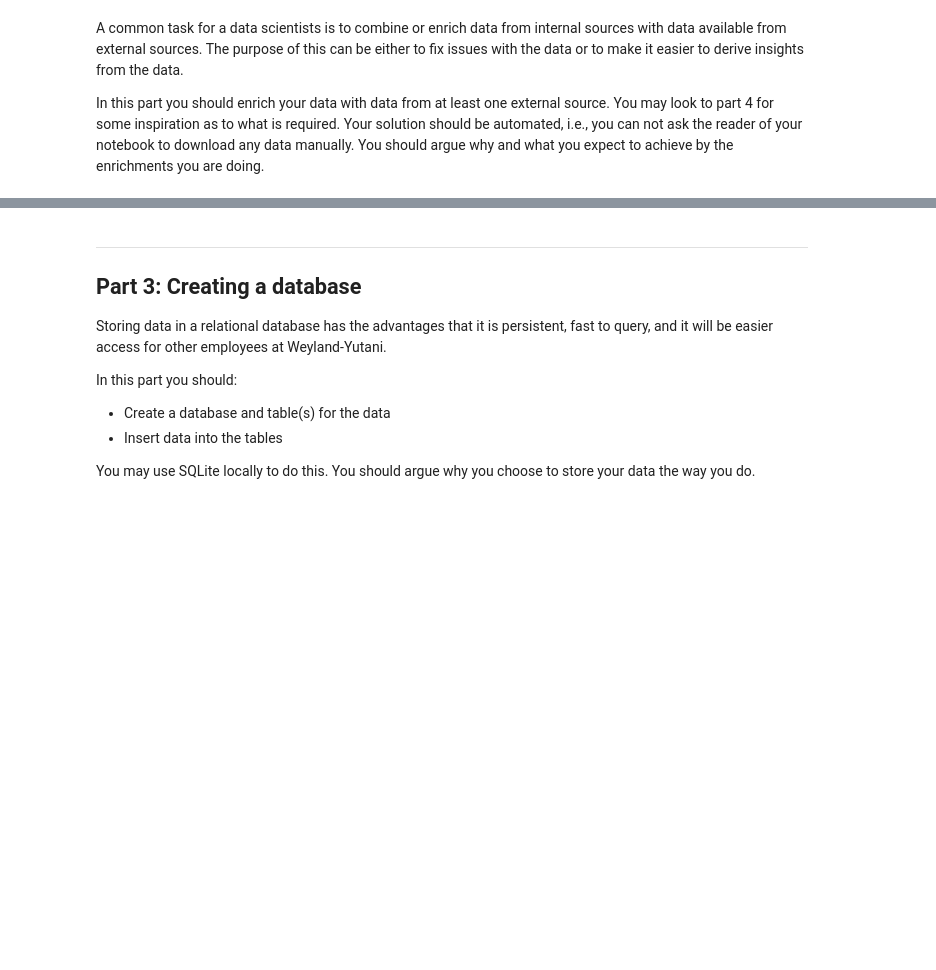
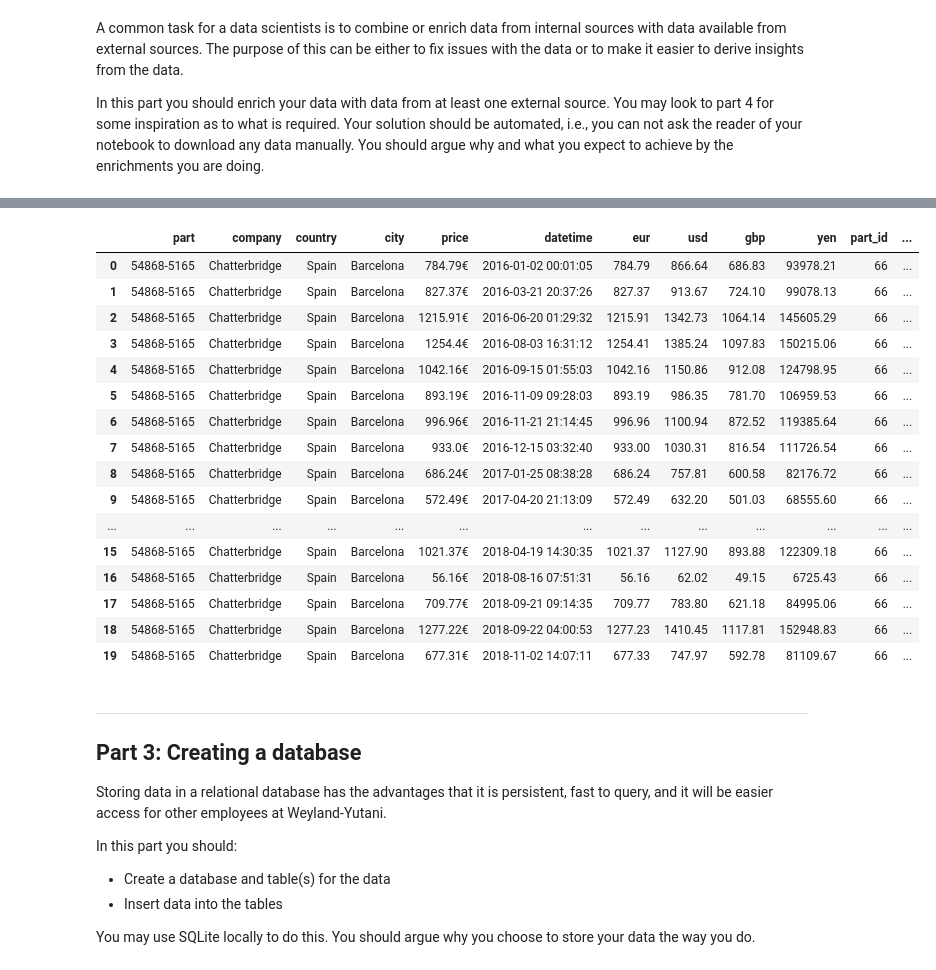
Before and after one commit to grimurz/project1, a Jupyter notebook: Project 1 - Customer Database.ipynb, the cells around one changed output, grey strips where cells are left out. Cells and saved outputs as stored; diff of their text form; code cells hidden in the pictures; blank space fills up the shorter version.

Commit message:
part 2 finished

```diff
--- a/Project 1 - Customer Database.ipynb
+++ b/Project 1 - Customer Database.ipynb
@@ -342,3 +342,45 @@ In this part you should enrich your data with data from at least one external so
+# %%
+import requests
+r = requests.get('https://api.exchangeratesapi.io/latest')
+
+json = r.json()
+rates = json['rates']
+
+dfm['usd'] = np.where(dfm['eur'].isnull() != True, round(dfm['eur']/rates['USD'], 2), dfm['usd'])
+dfm['gbp'] = np.where(dfm['eur'].isnull() != True, round(dfm['eur']*rates['GBP'], 2), dfm['gbp'])
+dfm['yen'] = np.where(dfm['eur'].isnull() != True, round(dfm['eur']*rates['JPY'], 2), dfm['yen'])
+
+dfm['usd'] = np.where(dfm['gbp'].isnull() != True, round((dfm['gbp']/rates['GBP'])*rates['USD'], 2), dfm['usd'])
+dfm['eur'] = np.where(dfm['gbp'].isnull() != True, round(dfm['gbp']/rates['GBP'], 2), dfm['eur'])
+dfm['yen'] = np.where(dfm['gbp'].isnull() != True, round((dfm['gbp']/rates['GBP'])*rates['JPY'], 2), dfm['yen'])
+
+dfm['gbp'] = np.where(dfm['usd'].isnull() != True, round((dfm['usd']/rates['USD'])*rates['GBP'], 2), dfm['gbp'])
+dfm['eur'] = np.where(dfm['usd'].isnull() != True, round(dfm['usd']/rates['USD'], 2), dfm['eur'])
+dfm['yen'] = np.where(dfm['usd'].isnull() != True, round((dfm['usd']/rates['USD'])*rates['JPY'], 2), dfm['yen'])
+
+dfm['gbp'] = np.where(dfm['yen'].isnull() != True, round((dfm['yen']/rates['JPY'])*rates['GBP'], 2), dfm['gbp'])
+dfm['eur'] = np.where(dfm['yen'].isnull() != True, round(dfm['yen']/rates['JPY'], 2), dfm['eur'])
+dfm['usd'] = np.where(dfm['yen'].isnull() != True, round((dfm['yen']/rates['JPY'])*rates['USD'], 2), dfm['usd'])
+
+dfm.head(20)
+# %% [output]
+|  | part | company | country | city | price | datetime | eur | usd | gbp | yen | part_id | ... |
+| 0 | 54868-5165 | Chatterbridge | Spain | Barcelona | 784.79€ | 2016-01-02 00:01:05 | 784.79 | 866.64 | 686.83 | 93978.21 | 66 | ... |
+| 1 | 54868-5165 | Chatterbridge | Spain | Barcelona | 827.37€ | 2016-03-21 20:37:26 | 827.37 | 913.67 | 724.10 | 99078.13 | 66 | ... |
+| 2 | 54868-5165 | Chatterbridge | Spain | Barcelona | 1215.91€ | 2016-06-20 01:29:32 | 1215.91 | 1342.73 | 1064.14 | 145605.29 | 66 | ... |
+| 3 | 54868-5165 | Chatterbridge | Spain | Barcelona | 1254.4€ | 2016-08-03 16:31:12 | 1254.41 | 1385.24 | 1097.83 | 150215.06 | 66 | ... |
+| 4 | 54868-5165 | Chatterbridge | Spain | Barcelona | 1042.16€ | 2016-09-15 01:55:03 | 1042.16 | 1150.86 | 912.08 | 124798.95 | 66 | ... |
+| 5 | 54868-5165 | Chatterbridge | Spain | Barcelona | 893.19€ | 2016-11-09 09:28:03 | 893.19 | 986.35 | 781.70 | 106959.53 | 66 | ... |
+| 6 | 54868-5165 | Chatterbridge | Spain | Barcelona | 996.96€ | 2016-11-21 21:14:45 | 996.96 | 1100.94 | 872.52 | 119385.64 | 66 | ... |
+| 7 | 54868-5165 | Chatterbridge | Spain | Barcelona | 933.0€ | 2016-12-15 03:32:40 | 933.00 | 1030.31 | 816.54 | 111726.54 | 66 | ... |
+| 8 | 54868-5165 | Chatterbridge | Spain | Barcelona | 686.24€ | 2017-01-25 08:38:28 | 686.24 | 757.81 | 600.58 | 82176.72 | 66 | ... |
+| 9 | 54868-5165 | Chatterbridge | Spain | Barcelona | 572.49€ | 2017-04-20 21:13:09 | 572.49 | 632.20 | 501.03 | 68555.60 | 66 | ... |
+| ... | ... | ... | ... | ... | ... | ... | ... | ... | ... | ... | ... | ... |
+| 15 | 54868-5165 | Chatterbridge | Spain | Barcelona | 1021.37€ | 2018-04-19 14:30:35 | 1021.37 | 1127.90 | 893.88 | 122309.18 | 66 | ... |
+| 16 | 54868-5165 | Chatterbridge | Spain | Barcelona | 56.16€ | 2018-08-16 07:51:31 | 56.16 | 62.02 | 49.15 | 6725.43 | 66 | ... |
+| 17 | 54868-5165 | Chatterbridge | Spain | Barcelona | 709.77€ | 2018-09-21 09:14:35 | 709.77 | 783.80 | 621.18 | 84995.06 | 66 | ... |
+| 18 | 54868-5165 | Chatterbridge | Spain | Barcelona | 1277.22€ | 2018-09-22 04:00:53 | 1277.23 | 1410.45 | 1117.81 | 152948.83 | 66 | ... |
+| 19 | 54868-5165 | Chatterbridge | Spain | Barcelona | 677.31€ | 2018-11-02 14:07:11 | 677.33 | 747.97 | 592.78 | 81109.67 | 66 | ... |
 # %% [markdown]
 ---
 ## Part 3: Creating a database
```
Also changed, not shown: parts of 3 cells of this notebook.
